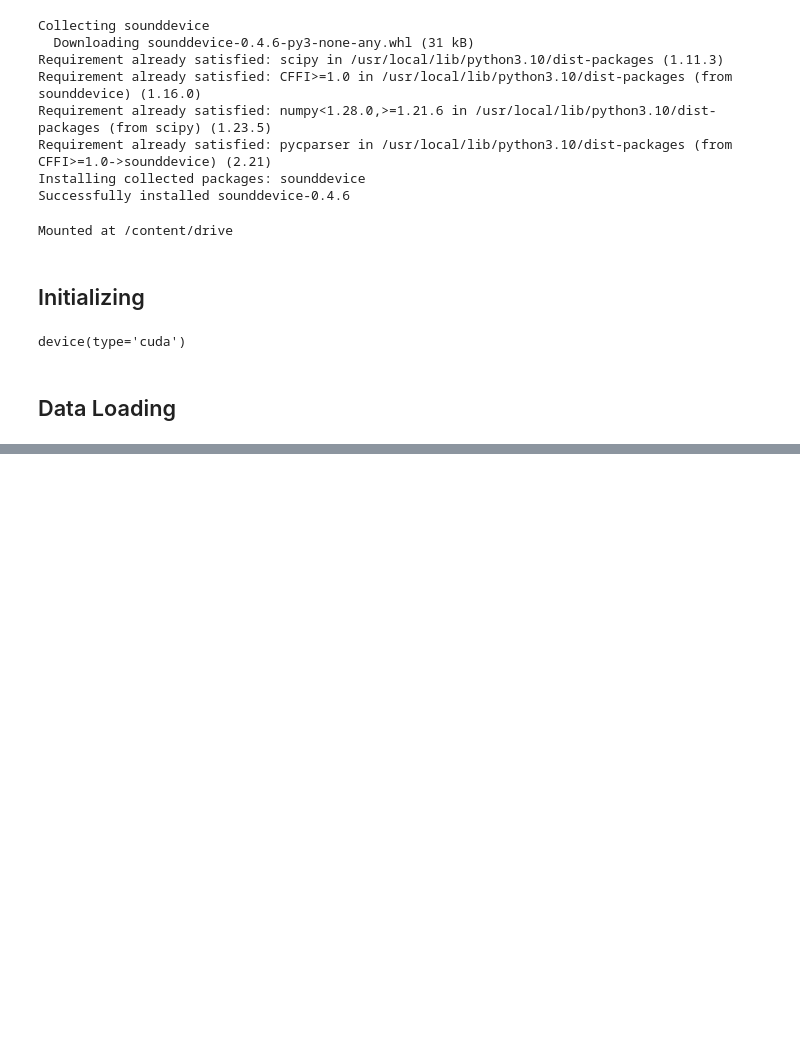
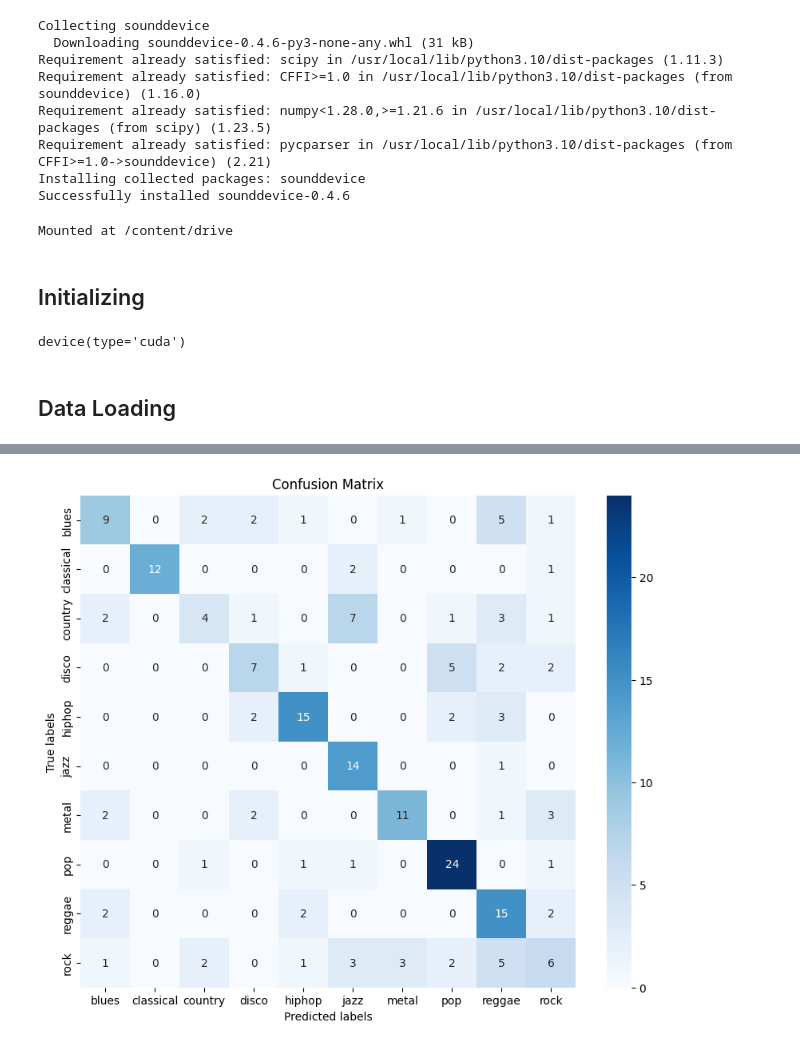
Before and after one commit to nikhilnair31/SpectroTune---Genre-Classifier, a Jupyter notebook: trainer.ipynb, the cells around one changed output, grey strips where cells are left out. Drawn from its saved outputs; the diff is of its cells as text; code cells hidden in the pictures; blank space fills up the shorter version.

```diff
--- a/trainer.ipynb
+++ b/trainer.ipynb
@@ -478,0 +814,56 @@ MessageError: ignored
+# %%
+model = models.vgg16(pretrained=False)
+
+num_features = model.classifier[6].in_features
+model.classifier[6] = torch.nn.Linear(num_features, NUM_CLASSES)
+
+model.load_state_dict(torch.load(r"/content/drive/MyDrive/Colab Notebooks/2. Fall/AML/Model/vgg16_model.pth"))
+
+model.eval()
+
+# If using a GPU, move the model to the GPU
+device = torch.device("cuda" if torch.cuda.is_available() else "cpu")
+model = model.to(device)
+# %%
+# Initialize the lists to store predicted labels and true labels
+predicted_labels = []
+true_labels = []
+
+# Predict labels for validation dataset
+with torch.no_grad():
+    # Set model to evaluation mode
+    model.eval()  # Do not forget this. It's important for certain layers like dropout and batchnorm.
+
+    for images, labels in validation_loader:
+        images = images.to(device)
+        labels = labels.to(device)
+
+        outputs = model(images)
+        _, predicted = torch.max(outputs.data, 1)
+
+        predicted_labels.extend(predicted.detach().cpu().numpy())
+        true_labels.extend(labels.detach().cpu().numpy())
+
+# Access class_to_idx from the original dataset (full_dataset)
+class_to_idx = full_dataset.class_to_idx
+idx_to_class = {v: k for k, v in class_to_idx.items()}
+
+# The class IDs in `true_labels` and `predicted_labels` need to be transformed to class names
+predicted_class_names = [idx_to_class[label] for label in predicted_labels]
+true_class_names = [idx_to_class[label] for label in true_labels]
+
+# Generate the confusion matrix using class names
+cm = confusion_matrix(true_class_names, predicted_class_names)
+
+# Get list of class names from original dataset
+class_names = [idx_to_class[idx] for idx in range(len(idx_to_class))]
+
+# Plot the confusion matrix
+plt.figure(figsize=(10, 8))
+sns.heatmap(cm, annot=True, fmt='g', cmap='Blues', xticklabels=class_names, yticklabels=class_names)
+plt.xlabel('Predicted labels')
+plt.ylabel('True labels')
+plt.title('Confusion Matrix')
+plt.show()
+# %% [output]
+[figure, added]
```
Also changed, not shown: parts of 49 cells of this notebook.
